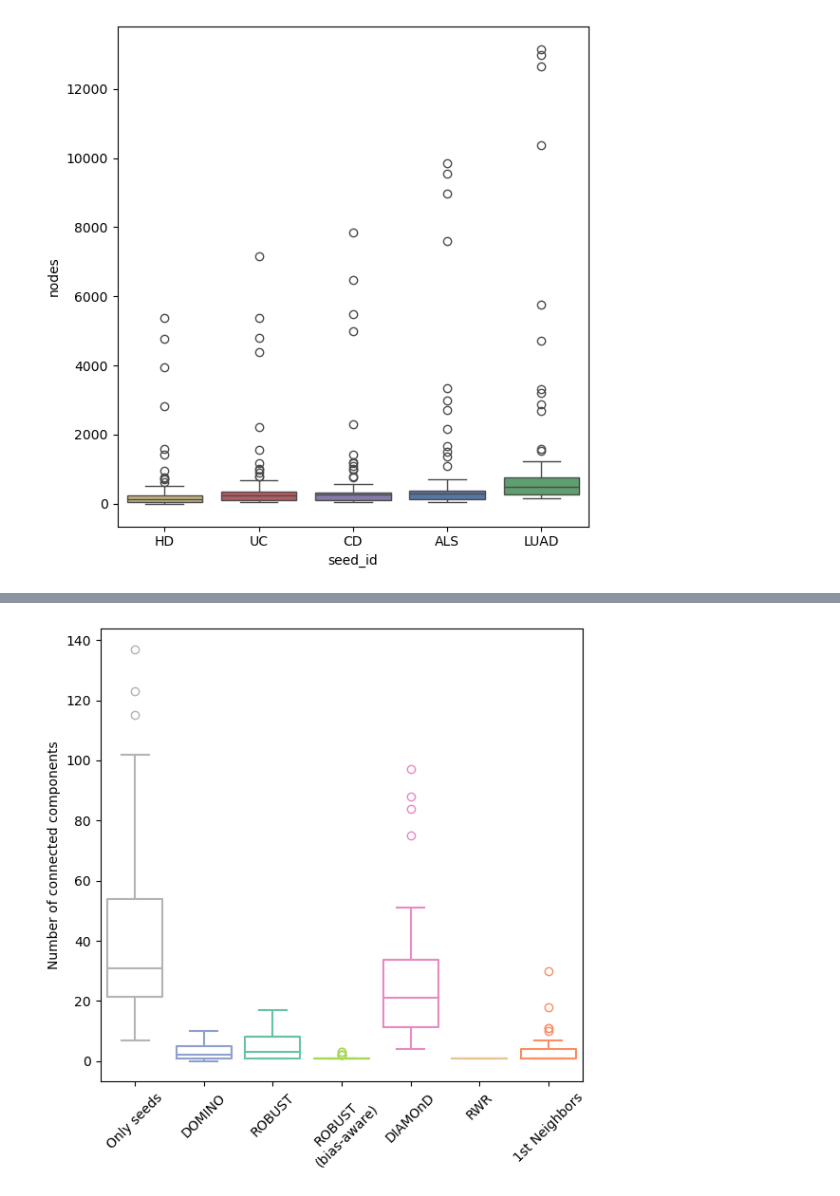
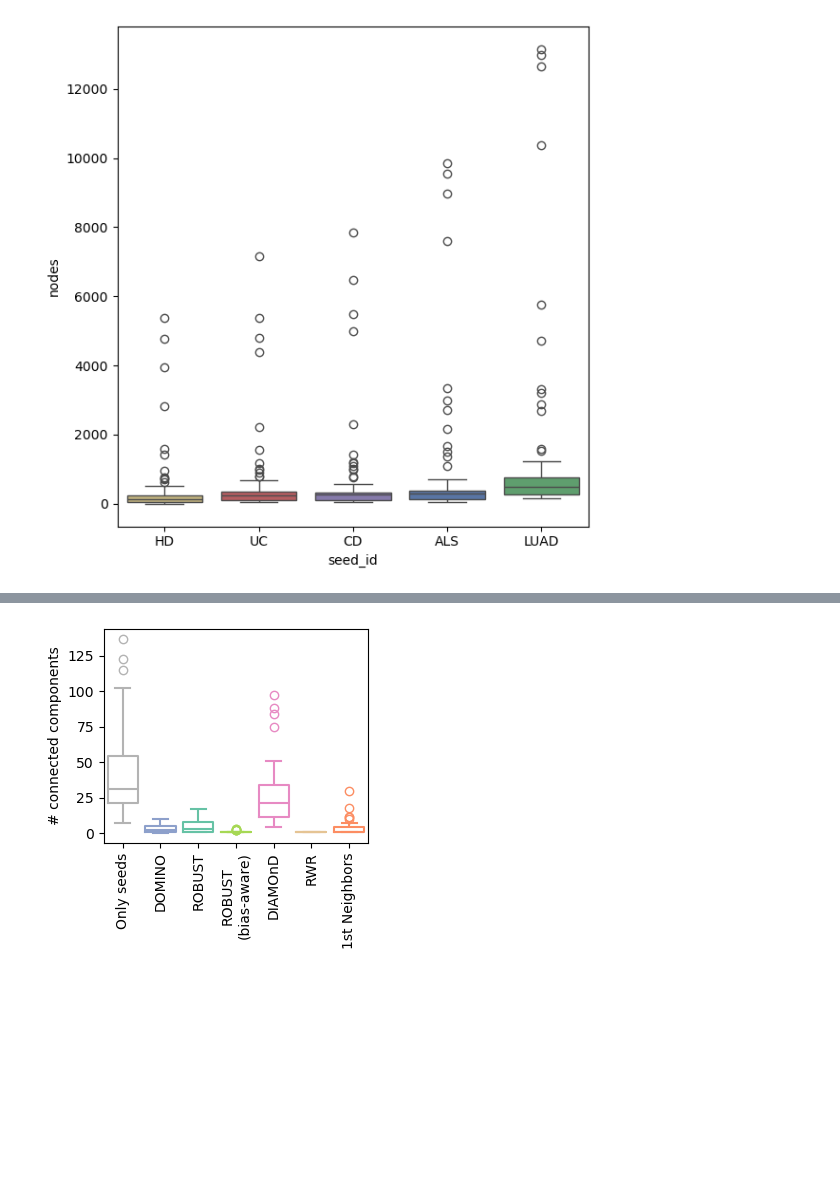
Before and after one commit to REPO4EU/modulediscovery_demonstration, a Jupyter notebook: src/04_visualize_module_topology.ipynb, the cells around one changed output, grey strips where cells are left out. Cells and saved outputs as stored; diff of their text form; code cells hidden in the pictures; blank space fills up the shorter version.

```diff
--- a/src/04_visualize_module_topology.ipynb
+++ b/src/04_visualize_module_topology.ipynb
@@ -232,13 +238,13 @@ plt.show()
 # %%
-plt.figure(figsize=(6, 6))
+plt.figure(figsize=(3.5, 3.5))
 sns.boxplot(data=df, y="components", hue="amim", x="amim", fill=False, palette=dict(zip(amim_meta_df.label, amim_meta_df.color)), order=amim_meta_df.label)
 plt.xlabel("")
-plt.ylabel("Number of connected components")
-plt.xticks(rotation=45)
+plt.ylabel("# connected components")
+plt.xticks(rotation=90)
 plt.tight_layout()
 save_figure(plt.gcf(), f"{prefix}_connected_components")
 plt.show()
 # %% [output]
-[figure, old version]
+[figure, new version]
 # %%
 
```
Also changed, not shown: parts of 5 cells of this notebook, 16 other files.
